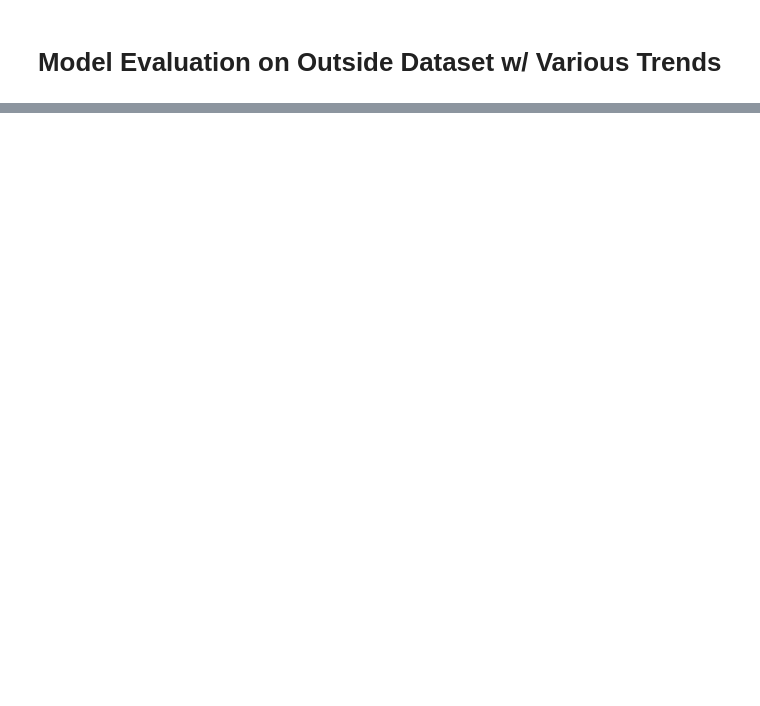
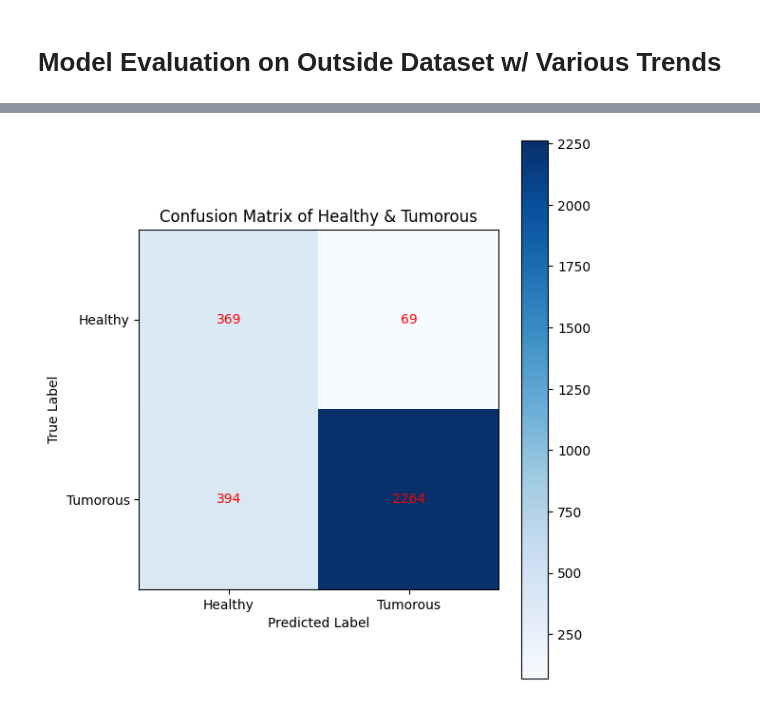
Before and after one commit to andrewb2011/CNNBrainScanProject, a Jupyter notebook: Brain_Tumor_Detection.ipynb, the cells around one changed output, grey strips where cells are left out. Saved outputs shown, nothing was run; the diff lists cells and outputs as text; code cells hidden in the pictures; blank space fills up the shorter version.

```diff
--- a/Brain_Tumor_Detection.ipynb
+++ b/Brain_Tumor_Detection.ipynb
@@ -191,7 +292,8 @@ plt.show()
 # Model Evaluation on Test Set w/ Various Trends
 # %%
 # Evaluate the model and print the results
-loss, accuracy, precision, recall = model.evaluate(test_dataset)
+loss, accuracy, precision, recall, f1 = model.evaluate(test_dataset)
 print(f'Test accuracy: {accuracy:.2f}')
 print(f'Test precision: {precision:.2f}')
 print(f'Test recall: {recall:.2f}')
+print(f'Test F1-score: {f1:.2f}')
@@ -283,6 +457,7 @@ def predict_image(image_path):
 def process_directory(directory):
     true_labels = []
     predictions = []
+    filenames = []
 
     healthy_count = 0
     tumorous_count = 0
@@ -295,7 +470,8 @@ def process_directory(directory):
             predicted_label = 1 if prediction > 0.5 else 0
 
             true_labels.append(true_label)
-            predictions.append(predicted_label)
+            predictions.append(prediction)  # Use the probability for continuous score
+            filenames.append(filename)  # Append the filename
 
             if predicted_label > 0.5:
                 tumorous_count += 1
@@ -305,6 +481,7 @@ def process_directory(directory):
     total_images = healthy_count + tumorous_count
     healthy_percentage = round((healthy_count / total_images) * 100, 2) if total_images > 0 else 0
     tumorous_percentage = round((tumorous_count / total_images) * 100, 2) if total_images > 0 else 0
-    accuracy = round((sum([1 for i in range(len(true_labels)) if true_labels[i] == predictions[i]]) / len(true_labels)) * 100, 2)
+    accuracy = round((sum([1 for i in range(len(true_labels)) if true_labels[i] == (predictions[i] > 0.5)]) / len(true_labels)) * 100, 2)
+    predicted_labels = [1 if pred > 0.5 else 0 for pred in predictions]
 
-    return healthy_count, tumorous_count, healthy_percentage, tumorous_percentage, accuracy, true_labels, predictions
+    return healthy_count, tumorous_count, healthy_percentage, tumorous_percentage, accuracy, true_labels, predictions, predicted_labels, filenames
@@ -320,7 +521,7 @@ directories = {
 # Process each directory and collect data
 results = {}
 for tumor_type, directory in directories.items():
-    healthy_count, tumorous_count, healthy_percentage, tumorous_percentage, accuracy, true_labels, predictions = process_directory(directory)
+    healthy_count, tumorous_count, healthy_percentage, tumorous_percentage, accuracy, true_labels, predictions, predicted_labels, filenames = process_directory(directory)
     results[tumor_type] = (healthy_count, tumorous_count, healthy_percentage, tumorous_percentage, accuracy, true_labels, predictions)
     print(f"{tumor_type}:")
     print(f"  Total healthy images: {healthy_count}")
@@ -432,0 +640,37 @@ plot_confusion_matrices(results, 'Confusion Matrices by Tumor Type')
+# %%
+# Aggregate true labels and predictions across all types
+all_true_labels = []
+all_predicted_labels = []
+
+for tumor_type, data in results.items():
+    true_labels = data[5]  # True labels are at index 5
+    predictions = data[6]  # Predictions are at index 6
+
+    # Convert continuous predictions to binary labels
+    predicted_labels = [1 if pred > 0.5 else 0 for pred in predictions]
+
+    all_true_labels.extend(true_labels)
+    all_predicted_labels.extend(predicted_labels)
+
+# Calculate the combined confusion matrix
+combined_cm = confusion_matrix(all_true_labels, all_predicted_labels)
+
+# Plot the combined confusion matrix
+plt.figure(figsize=(6, 6))
+plt.imshow(combined_cm, interpolation='nearest', cmap=plt.cm.Blues)
+plt.title('Confusion Matrix of Healthy & Tumorous')
+plt.colorbar()
+plt.xticks(np.arange(2), ['Healthy', 'Tumorous'])
+plt.yticks(np.arange(2), ['Healthy', 'Tumorous'])
+
+# Annotate the confusion matrix
+for i in range(2):
+    for j in range(2):
+        plt.text(j, i, combined_cm[i, j], ha='center', va='center', color='red')
+
+plt.xlabel('Predicted Label')
+plt.ylabel('True Label')
+plt.tight_layout()
+plt.show()
+# %% [output]
+[figure, added]
```
Also changed, not shown: parts of 27 cells of this notebook.
